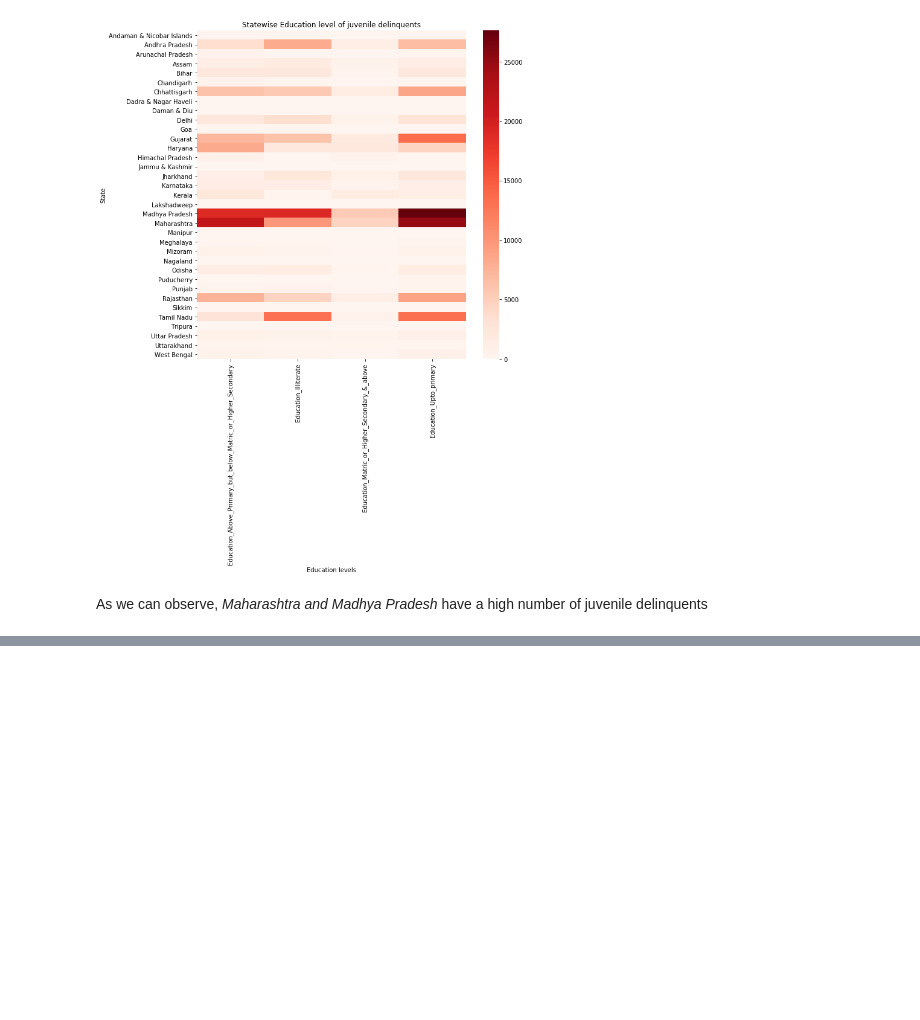
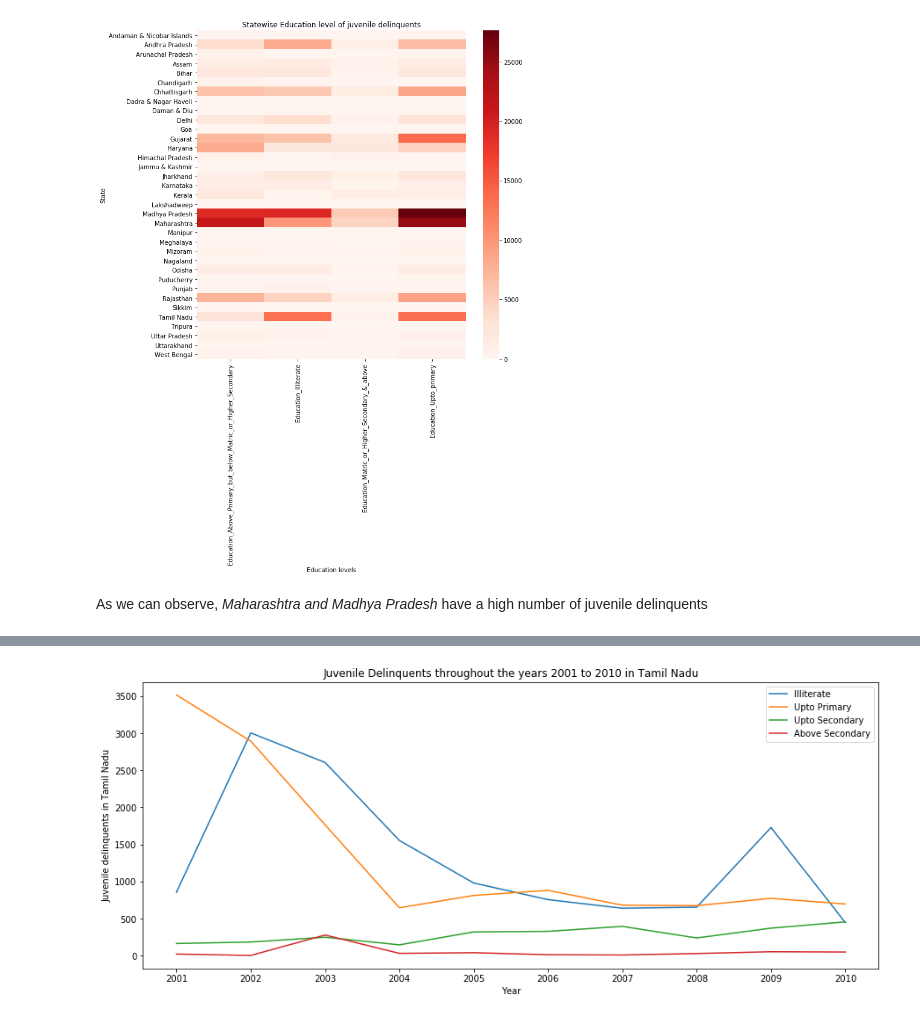
Before and after one commit to ManuMBhat/Crimes-in-India, a Jupyter notebook: Juvenile Education.ipynb, the cells around one changed output, grey strips where cells are left out. Drawn from its saved outputs; the diff is of its cells as text; code cells hidden in the pictures; blank space fills up the shorter version.

```diff
--- a/Juvenile Education.ipynb
+++ b/Juvenile Education.ipynb
@@ -66,0 +73,4 @@ As we can observe, *Maharashtra and Madhya Pradesh* have a high number of juveni
+# %%
+#Obtaining data of Tamil Nadu from dataset
+edu_tn=edu[edu['Area_Name']=='Tamil Nadu']
+edu_tn
@@ -66,0 +89,13 @@ As we can observe, *Maharashtra and Madhya Pradesh* have a high number of juveni
+# %%
+plt.subplots(figsize = (15,6))
+edu_tn_by_year=edu_tn.groupby('Year').sum()
+disp = edu_tn_by_year['Education_Illiterate'].plot(legend=True, label='Illiterate')
+disp = edu_tn_by_year['Education_Upto_primary'].plot(legend=True, label='Upto Primary')
+disp = edu_tn_by_year['Education_Above_Primary_but_below_Matric_or_Higher_Secondary'].plot(legend=True, label='Upto Secondary')
+disp = edu_tn_by_year['Education_Matric_or_Higher_Secondary_&_above'].plot(legend=True, label='Above Secondary')
+disp.xaxis.set_ticks(np.arange(2001,2011,1))
+disp.set(xlabel = "Year", ylabel = 'Juvenile delinquents in Tamil Nadu',
+       title = 'Juvenile Delinquents throughout the years 2001 to 2010 in Tamil Nadu')
+plt.show()
+# %% [output]
+[figure, added]
```
Also changed, not shown: parts of 9 cells of this notebook.
